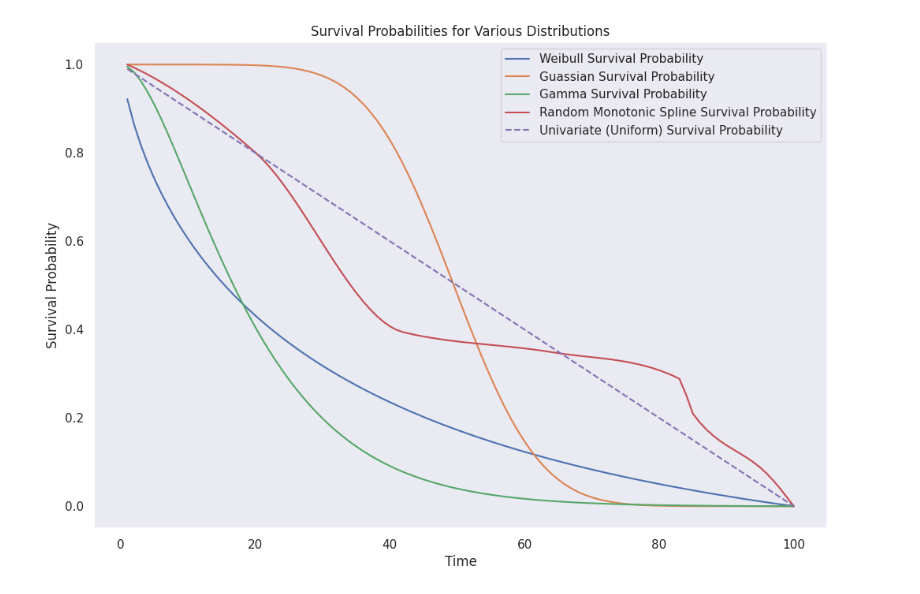
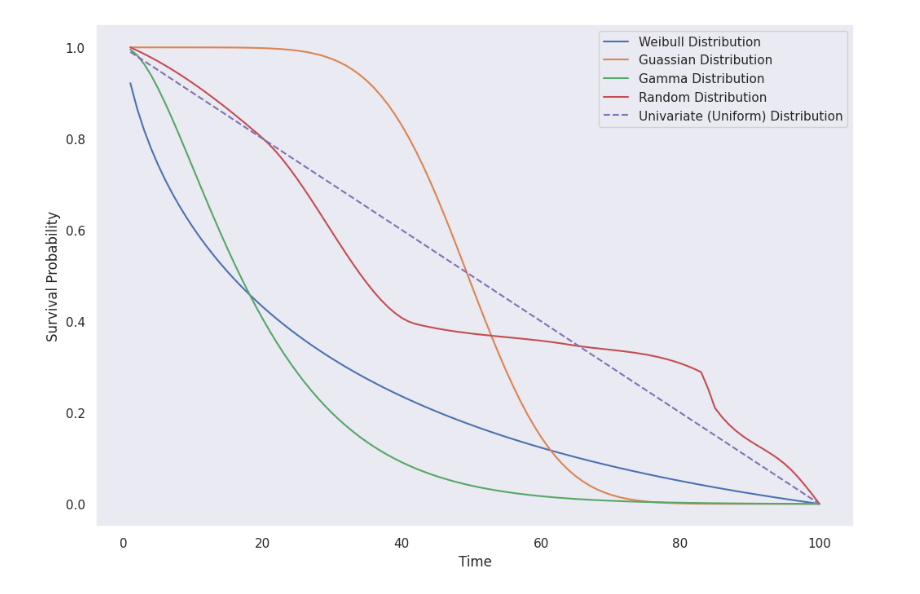
Before and after one commit to UrbsLab/survival-LCS, a Jupyter notebook: notebooks/SurvivalAnalysisDistributions.ipynb, the cells around one changed output. Cells and saved outputs as stored; diff of their text form; code cells hidden in the pictures.

```diff
--- a/notebooks/SurvivalAnalysisDistributions.ipynb
+++ b/notebooks/SurvivalAnalysisDistributions.ipynb
@@ -44,37 +44,37 @@ cdf_loglogistic /= cdf_loglogistic[-1]
 cdf_univariate = np.cumsum(np.ones(T) / T)
 cdf_univariate /= cdf_univariate[-1]
 
 # Recalculate Weibull and Normal
 cdf_weibull = np.cumsum(scipy.stats.weibull_min.pdf(time, c=shape_weibull, scale=scale_weibull * T))
 cdf_weibull /= cdf_weibull[-1]
 
 cdf_gauss = np.cumsum(scipy.stats.norm.pdf(time, loc=mu_gauss * T, scale=sigma_gauss * T))
 cdf_gauss /= cdf_gauss[-1]
 
 # Random monotonic spline distribution
 knots = 8
 knot_times = sorted([1, T] + np.random.choice(range(2, T), knots - 2, replace=False).tolist())
 knot_heights = sorted([0, 1] + np.random.uniform(0, 1, knots - 2).tolist())
 monotonic_spline = PchipInterpolator(knot_times, knot_heights, extrapolate=True)
 cdf_spline = monotonic_spline(time)
 cdf_spline = np.clip(cdf_spline, 0, 1)
 
 # Plot all CDFs
 plt.figure(figsize=(12, 8))
 # plt.plot(time, 1 - cdf_exp, label="Exponential Survival Probability")
-plt.plot(time, 1 - cdf_weibull, label="Weibull Survival Probability")
-plt.plot(time, 1 - cdf_gauss, label="Guassian Survival Probability")
-plt.plot(time, 1 - cdf_gamma, label="Gamma Survival Probability")
+plt.plot(time, 1 - cdf_weibull, label="Weibull Distribution")
+plt.plot(time, 1 - cdf_gauss, label="Guassian Distribution")
+plt.plot(time, 1 - cdf_gamma, label="Gamma Distribution")
 # plt.plot(time, 1 - cdf_loglogistic, label="Log-Logistic Survival Probability")
-plt.plot(time, 1 - cdf_spline, label="Random Monotonic Spline Survival Probability")
-plt.plot(time, 1 - cdf_univariate, label="Univariate (Uniform) Survival Probability", linestyle="--")
+plt.plot(time, 1 - cdf_spline, label="Random Distribution")
+plt.plot(time, 1 - cdf_univariate, label="Univariate (Uniform) Distribution", linestyle="--")
 
 # Labels and legend
 plt.xlabel("Time")
 plt.ylabel("Survival Probability")
-plt.title("Survival Probabilities for Various Distributions")
+# plt.title("Survival Probabilities for Various Distributions")
 plt.legend()
 plt.grid()
 plt.show()
 # %% [output]
-[figure, old version]
+[figure, new version]
```
Also changed, not shown: 2 other files.
